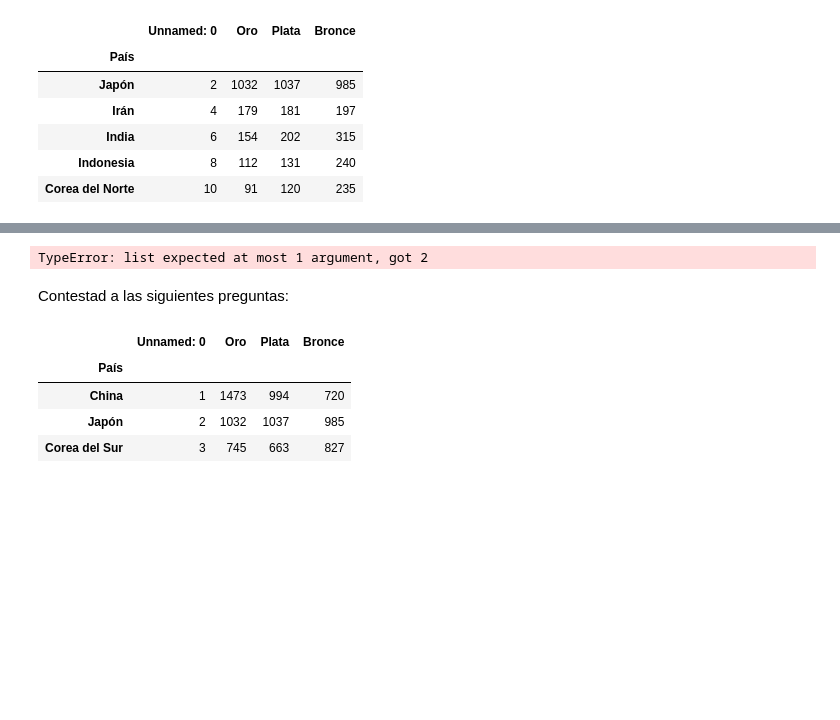
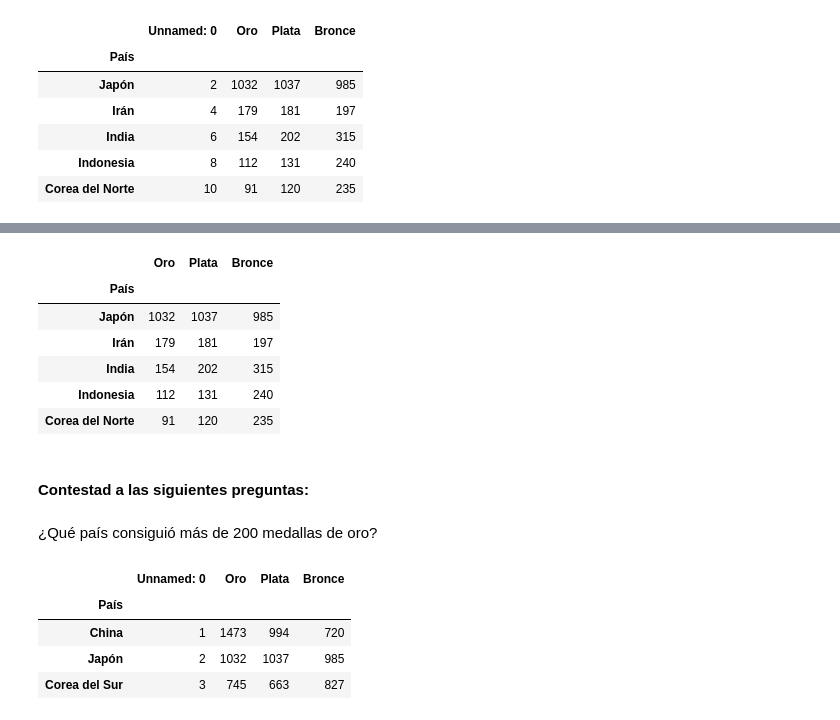
Before and after one commit to Adalab/DA_PromoC_Modulo2_Sprint1_Ana-Anahi, a Jupyter notebook: Pandas/pp-Pandas_Intro_DataFrame.ipynb, the cells around one changed output, grey strips where cells are left out. Cells and saved outputs as stored; diff of their text form; code cells hidden in the pictures; blank space fills up the shorter version.

```diff
--- a/Pandas/pp-Pandas_Intro_DataFrame.ipynb
+++ b/Pandas/pp-Pandas_Intro_DataFrame.ipynb
@@ -230,6 +247,12 @@ df.iloc[1 : :2 ,  : ]
 # %%
-df.iloc[1 : :2 , df.Oro, df.Bronce]
+df.iloc[1 : :2 ,1:]
 # %% [output]
-TypeError: list expected at most 1 argument, got 2
+|  | Oro | Plata | Bronce |
+| País |  |  |  |
+| Japón | 1032 | 1037 | 985 |
+| Irán | 179 | 181 | 197 |
+| India | 154 | 202 | 315 |
+| Indonesia | 112 | 131 | 240 |
+| Corea del Norte | 91 | 120 | 235 |
 # %% [markdown]
-Contestad a las siguientes preguntas:
+#### Contestad a las siguientes preguntas:
@@ -238,3 +259,5 @@ Contestad a las siguientes preguntas:
+# %% [markdown]
+¿Qué país consiguió más de 200 medallas de oro?
 # %%
 df.loc[df.Oro >200, :]
 # %% [output]
```
Also changed, not shown: parts of 54 cells of this notebook.
